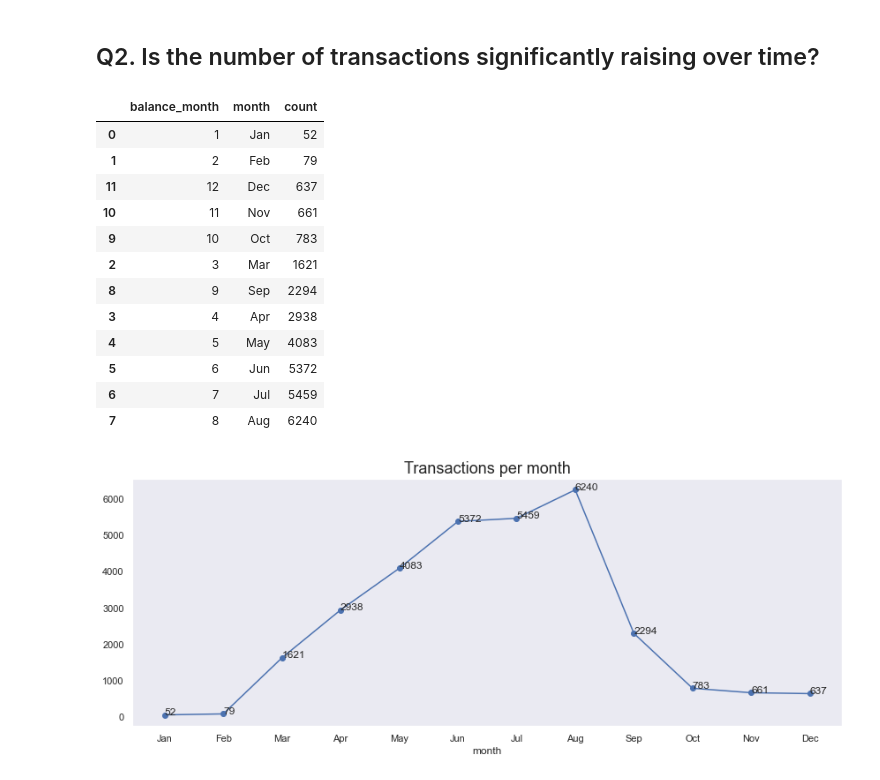
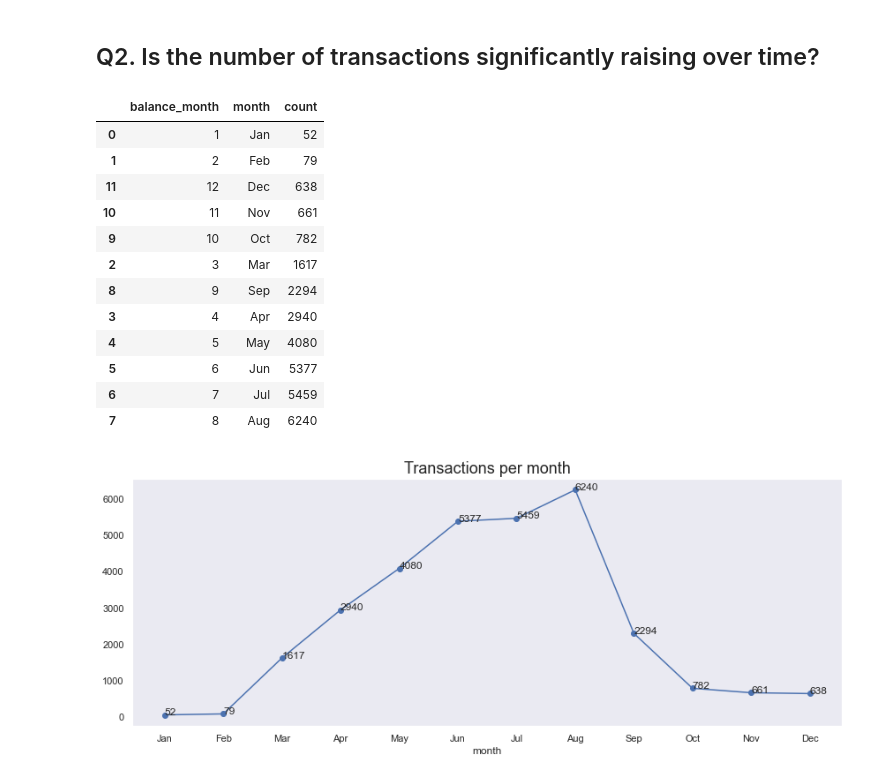
Before and after one commit to marinavillaschi/transactional-analysis, a Jupyter notebook: transactions_Q2.ipynb, the cells around one changed output. Cells and saved outputs as stored; diff of their text form; code cells hidden in the pictures.

```diff
--- a/transactions_Q2.ipynb
+++ b/transactions_Q2.ipynb
@@ -28,35 +28,35 @@ Let's start answering the questions.
 # %% [markdown]
 ## Q2. Is the number of transactions significantly raising over time?
 # %%
-# transform balance_date column into datetime format
-df.balance_date = pd.to_datetime(df.balance_date)
+# transform transaction_timestamp column into datetime format
+df.transaction_timestamp = pd.to_datetime(df.transaction_timestamp)
 
-# create month column with only the name of the month of balance_date
+# create month column with only the name of the month of transaction_timestamp
 month_dict={1:'Jan', 2:'Feb', 3:'Mar', 4:'Apr', 5:'May', 6:'Jun',
             7:'Jul', 8:'Aug', 9:'Sep', 10:'Oct', 11:'Nov', 12:'Dec'}
-df['month'] = df['balance_date'].dt.month.map(month_dict)
+df['month'] = df['transaction_timestamp'].dt.month.map(month_dict)
 
-# create balance_month column with only the number of the month of acc_date
-df['balance_month'] = df['balance_date'].dt.month
+# create balance_month column with only the number of the month of account_timestamp
+df['balance_month'] = df['transaction_timestamp'].dt.month
 # %%
 g = df.copy()
-g = g[g.t_type != 'FEE']
+g = g[g.transaction_details != 'FEE']
 
-g = df.groupby(['balance_month', 'month'])['t_id'].count().reset_index()
-g = g.rename(columns={'t_id': 'count'})
+g = df.groupby(['balance_month', 'month'])['transaction_id'].count().reset_index()
+g = g.rename(columns={'transaction_id': 'count'})
 g.sort_values('count', ascending=True)
 # %% [output]
 |  | balance_month | month | count |
 | 0 | 1 | Jan | 52 |
 | 1 | 2 | Feb | 79 |
-| 11 | 12 | Dec | 637 |
+| 11 | 12 | Dec | 638 |
 | 10 | 11 | Nov | 661 |
-| 9 | 10 | Oct | 783 |
-| 2 | 3 | Mar | 1621 |
+| 9 | 10 | Oct | 782 |
+| 2 | 3 | Mar | 1617 |
 | 8 | 9 | Sep | 2294 |
-| 3 | 4 | Apr | 2938 |
-| 4 | 5 | May | 4083 |
-| 5 | 6 | Jun | 5372 |
+| 3 | 4 | Apr | 2940 |
+| 4 | 5 | May | 4080 |
+| 5 | 6 | Jun | 5377 |
 | 6 | 7 | Jul | 5459 |
 | 7 | 8 | Aug | 6240 |
 # %%
```
Also changed, not shown: parts of 3 cells of this notebook, 3 other files.
